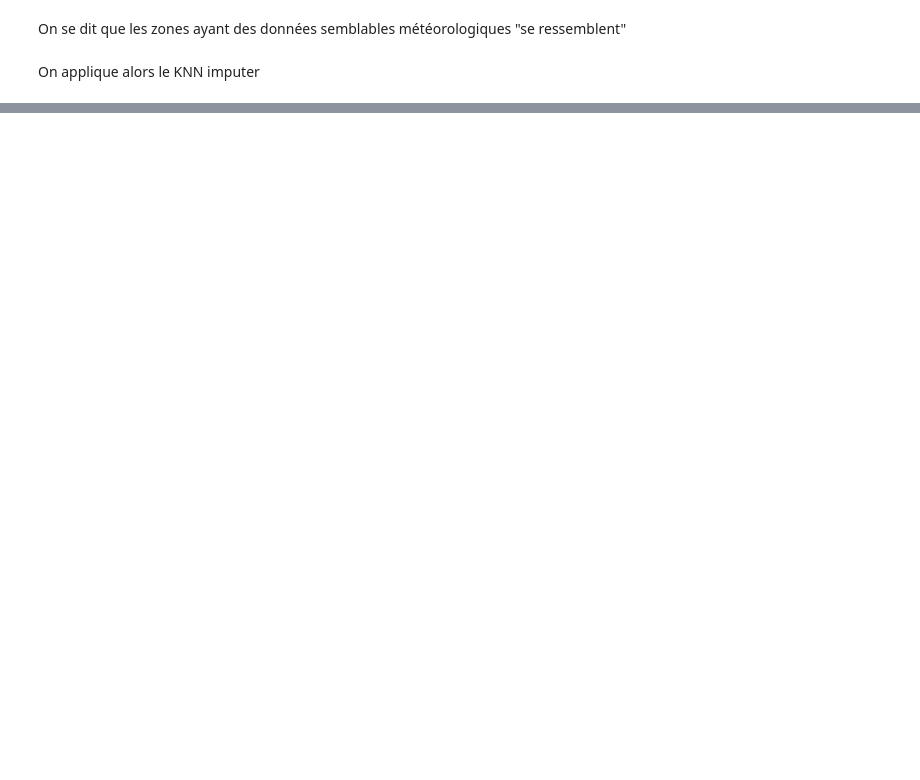
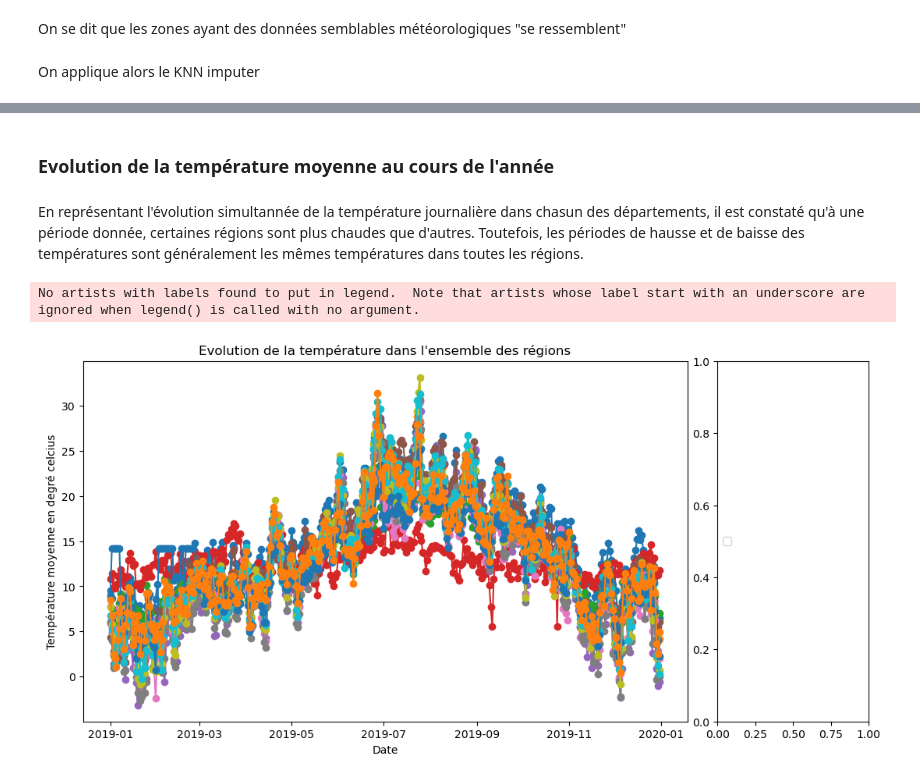
Before and after one commit to antoine-palazz/Python_DS_Project, a Jupyter notebook: Api_Odre_.ipynb, the cells around one changed output, grey strips where cells are left out. Cells and saved outputs as stored; diff of their text form; code cells hidden in the pictures; blank space fills up the shorter version.

```diff
--- a/Api_Odre_.ipynb
+++ b/Api_Odre_.ipynb
@@ -620,0 +743,20 @@ Index(['date_x', 'code_departement', 'code_region_x',
+# %%
+# Création du graphique
+plt.figure(figsize=(10, 6))
+# Superposition des séries temporelles avec des couleurs différentes pour chaque catégorie
+for categorie in base_finale_1['nom_region'].unique():
+    plt.plot(base_finale_1[base_finale_1['nom_region'] == categorie]['date'],
+             base_finale_1[base_finale_1['nom_region'] == categorie]['consommation_brute_electricite_region'],
+             label=f'{categorie}',
+             marker='o', linestyle='-')
+
+# Ajout des titres et des labels
+plt.title("Evolution de la Consommation totale d'électricité dans les régions")
+plt.xlabel('Date')
+plt.ylabel("Consommation totale d'électricité (en ...)")
+
+# Ajout d'une légende
+#plt.legend()
+
+# Affichage du graphique
+plt.show()
@@ -620,0 +765,2 @@ Index(['date_x', 'code_departement', 'code_region_x',
+# %% [markdown]
+### Evolution de la température moyenne au cours de l'année
@@ -620,0 +769,32 @@ Index(['date_x', 'code_departement', 'code_region_x',
+# %% [markdown]
+En représentant l'évolution simultannée de la température journalière dans chasun des départements, il est constaté qu'à une période donnée, certaines régions sont plus chaudes que d'autres. Toutefois, les périodes de hausse et de baisse des températures sont généralement les mêmes températures dans toutes les régions.
+# %%
+# Création du graphique
+plt.figure(figsize=(10, 6))
+# Superposition des séries temporelles avec des couleurs différentes pour chaque catégorie
+for categorie in base_finale_1['nom_region'].unique():
+    plt.plot(base_finale_1[base_finale_1['nom_region'] == categorie]['date'],
+             base_finale_1[base_finale_1['nom_region'] == categorie]['temperature_degre_celcius_region'],
+             label=f'{categorie}',
+             marker='o', linestyle='-')
+
+# Ajout des titres et des labels
+plt.title("Evolution de la température dans l'ensemble des régions")
+plt.xlabel('Date')
+plt.ylabel('Température moyenne en degré celcius')
+
+# Ajout d'une légende
+#plt.legend()
+
+# Créer un axe dédié pour la légende
+legend_ax = plt.gca().inset_axes([1.05, 0, 0.25, 1])
+
+# Ajouter la légende à l'axe dédié
+legend_ax.legend(loc='center left', bbox_to_anchor=(0, 0.5))
+
+
+# Affichage du graphique
+plt.show()
+# %% [output]
+No artists with labels found to put in legend.  Note that artists whose label start with an underscore are ignored when legend() is called with no argument.
+[figure, added]
```
Also changed, not shown: parts of 86 cells of this notebook.
